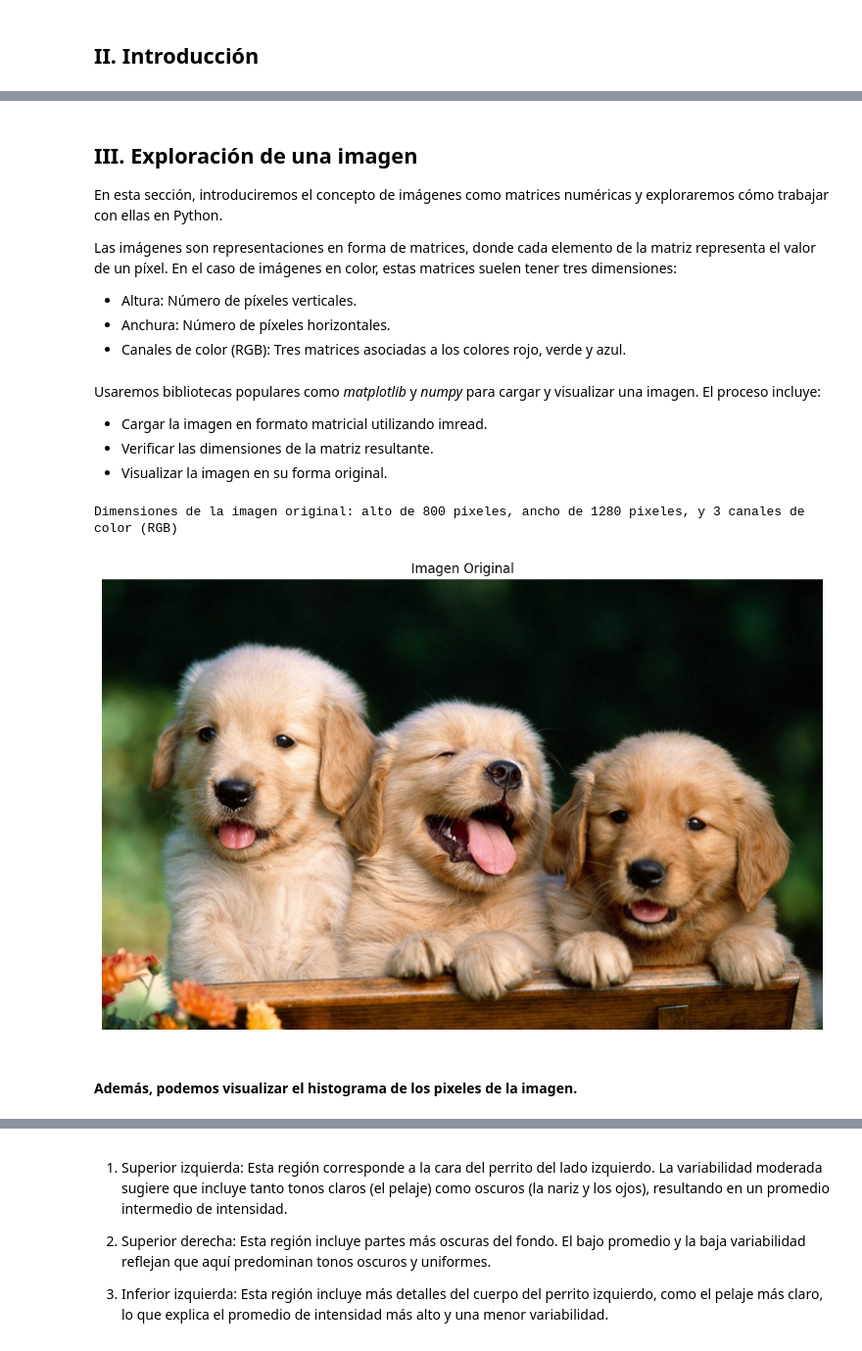
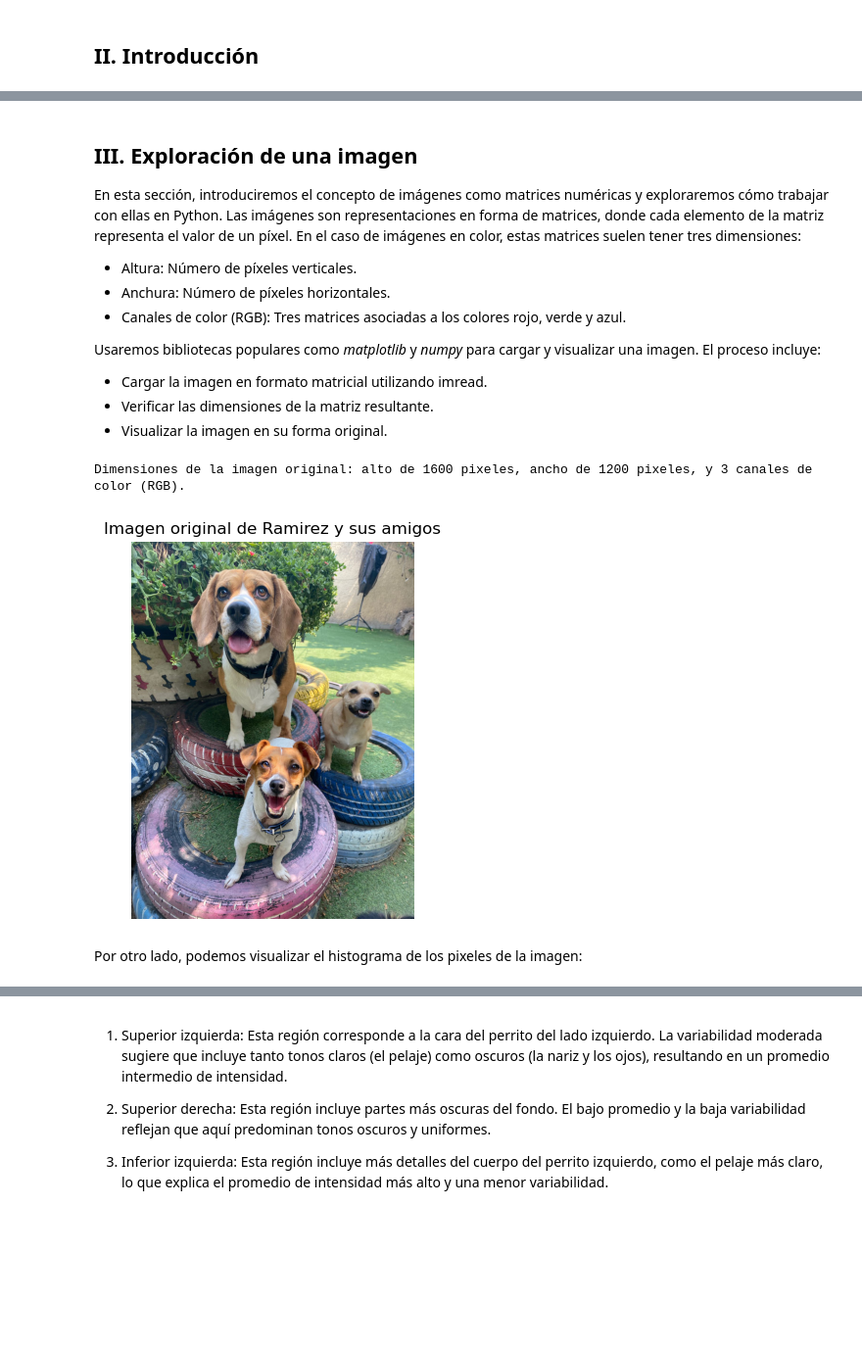
Before and after one commit to MauricioVazquezM/Multivariate_Statistical_Course_Assignments_Fall2024, a Jupyter notebook: FINAL PROJECT/Proyecto final.ipynb, the cells around one changed output, grey strips where cells are left out. Shown at 98% size. Cells and saved outputs as stored; diff of their text form; code cells hidden in the pictures; blank space fills up the shorter version.

Commit message:
Update: image ramirez and friends

```diff
--- a/FINAL PROJECT/Proyecto final.ipynb
+++ b/FINAL PROJECT/Proyecto final.ipynb
@@ -42,30 +40,28 @@ La compresión de imágenes mediante *PCA* se basa en:
 # %% [markdown]
 ## III. Exploración de una imagen
 
-En esta sección, introduciremos el concepto de imágenes como matrices numéricas y exploraremos cómo trabajar con ellas en Python.
-
-Las imágenes son representaciones en forma de matrices, donde cada elemento de la matriz representa el valor de un píxel. En el caso de imágenes en color, estas matrices suelen tener tres dimensiones:
+En esta sección, introduciremos el concepto de imágenes como matrices numéricas y exploraremos cómo trabajar con ellas en Python. Las imágenes son representaciones en forma de matrices, donde cada elemento de la matriz representa el valor de un píxel. En el caso de imágenes en color, estas matrices suelen tener tres dimensiones:
 
  - Altura: Número de píxeles verticales.
  - Anchura: Número de píxeles horizontales.
  - Canales de color (RGB): Tres matrices asociadas a los colores rojo, verde y azul.
+
+Usaremos bibliotecas populares como *matplotlib* y *numpy* para cargar y visualizar una imagen. El proceso incluye:
+
+- Cargar la imagen en formato matricial utilizando imread.
+- Verificar las dimensiones de la matriz resultante.
+- Visualizar la imagen en su forma original.
-# %% [markdown]
-Usaremos bibliotecas populares como *matplotlib* y *numpy* para cargar y visualizar una imagen. El proceso incluye:
-
-- Cargar la imagen en formato matricial utilizando imread.
-- Verificar las dimensiones de la matriz resultante.
-- Visualizar la imagen en su forma original.
 # %%
 # Cargar y mostrar la imagen
-image_raw = imread("perritos.jpeg")
+image_raw = imread("IMAGES\my_dogs5.jpeg")
 print(f"Dimensiones de la imagen original: alto de {image_raw.shape[0]} pixeles, ancho de {image_raw.shape[1]} pixeles, y {image_raw.shape[2]} canales de color (RGB).")
-plt.figure(figsize=(12, 8))
-plt.title("Imagen Original")
+plt.figure(figsize=(7, 5))
+plt.title("Imagen original de Ramirez y sus amigos")
 plt.imshow(image_raw)
 plt.axis('off')
 plt.show()
 # %% [output]
-Dimensiones de la imagen original: alto de 800 pixeles, ancho de 1280 pixeles, y 3 canales de color (RGB)
+Dimensiones de la imagen original: alto de 1600 pixeles, ancho de 1200 pixeles, y 3 canales de color (RGB).
-[figure, old version]
+[figure, new version]
 # %% [markdown]
-#### Además, podemos visualizar el histograma de los pixeles de la imagen.
+Por otro lado, podemos visualizar el histograma de los pixeles de la imagen:
```
Also changed, not shown: parts of 12 cells of this notebook.
